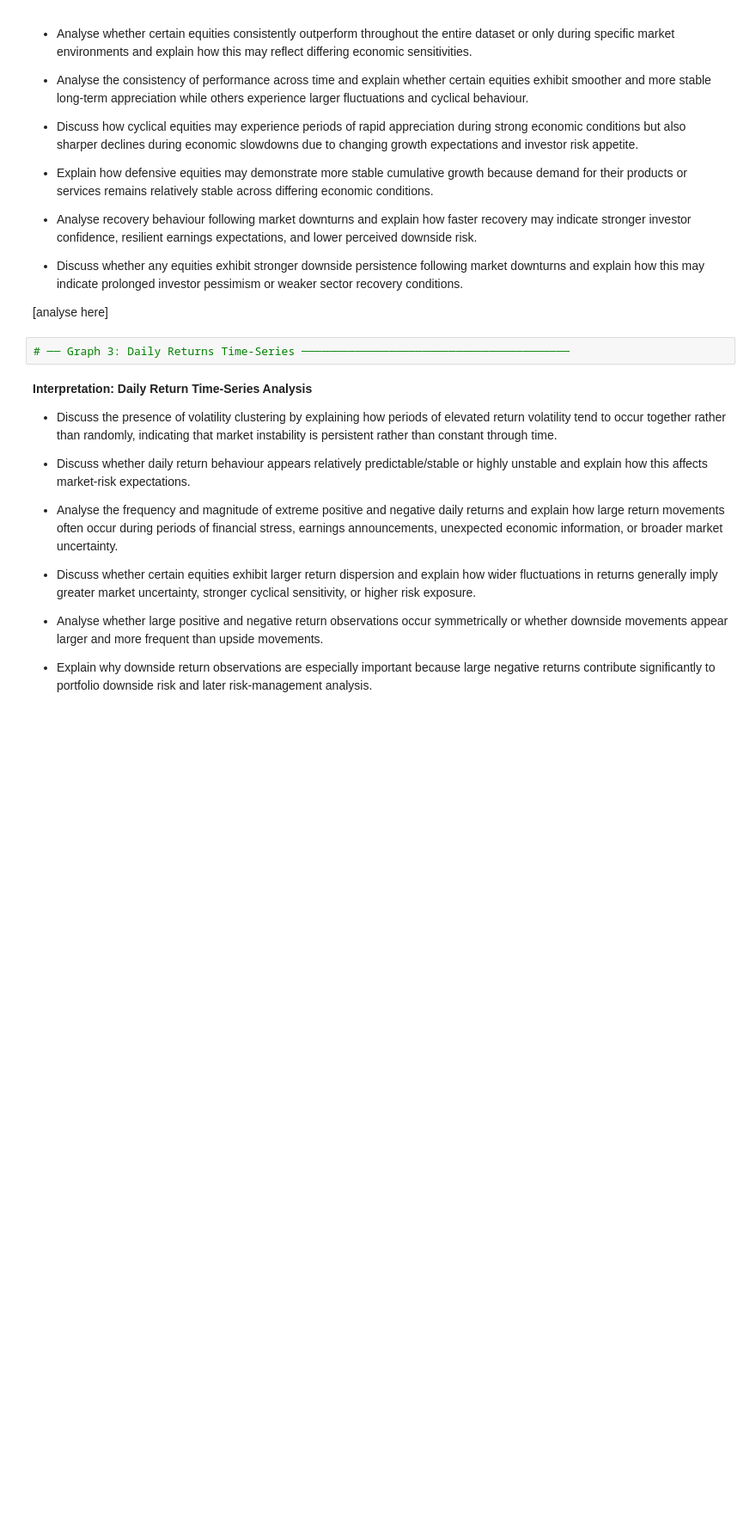
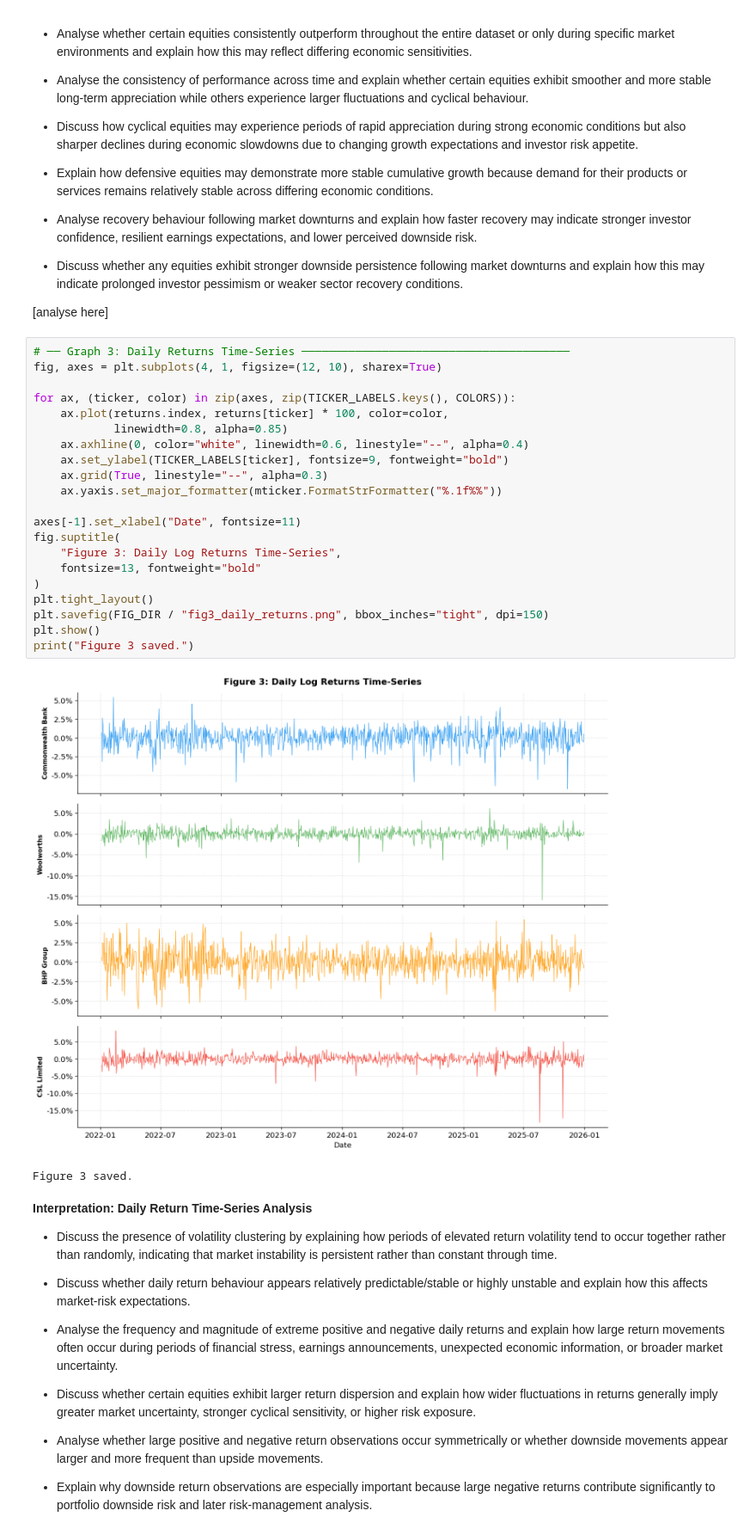
Before and after one commit to Gene2007/FINM3422-Project-3-Derivative-Platform, a Jupyter notebook: notebooks/market_data_and_yield_curve.ipynb, the cells around one changed output. Shown at 86% size. Cells and saved outputs as stored; diff of their text form; blank space fills up the shorter version.

```diff
--- a/notebooks/market_data_and_yield_curve.ipynb
+++ b/notebooks/market_data_and_yield_curve.ipynb
@@ -403,6 +495,28 @@ Table 1 saved.
 [analyse here]
 # %%
 # ── Graph 3: Daily Returns Time-Series ────────────────────────────────────────
+fig, axes = plt.subplots(4, 1, figsize=(12, 10), sharex=True)
+
+for ax, (ticker, color) in zip(axes, zip(TICKER_LABELS.keys(), COLORS)):
+    ax.plot(returns.index, returns[ticker] * 100, color=color,
+            linewidth=0.8, alpha=0.85)
+    ax.axhline(0, color="white", linewidth=0.6, linestyle="--", alpha=0.4)
+    ax.set_ylabel(TICKER_LABELS[ticker], fontsize=9, fontweight="bold")
+    ax.grid(True, linestyle="--", alpha=0.3)
+    ax.yaxis.set_major_formatter(mticker.FormatStrFormatter("%.1f%%"))
+
+axes[-1].set_xlabel("Date", fontsize=11)
+fig.suptitle(
+    "Figure 3: Daily Log Returns Time-Series",
+    fontsize=13, fontweight="bold"
+)
+plt.tight_layout()
+plt.savefig(FIG_DIR / "fig3_daily_returns.png", bbox_inches="tight", dpi=150)
+plt.show()
+print("Figure 3 saved.")
+# %% [output]
+[figure, added]
+Figure 3 saved.
 # %% [markdown]
 **Interpretation: Daily Return Time-Series Analysis**
 
```
Also changed, not shown: parts of 2 cells of this notebook, 4 other files.
